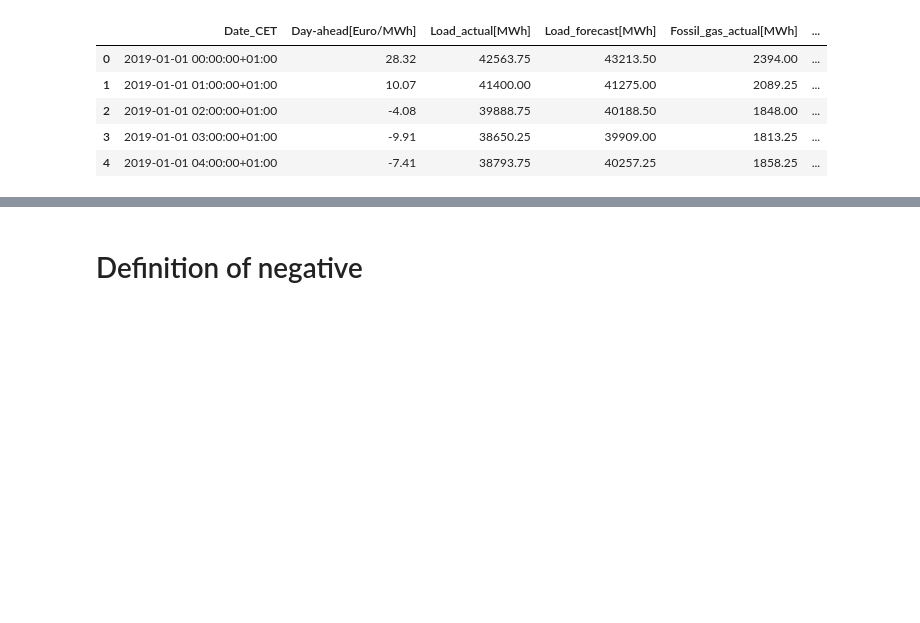
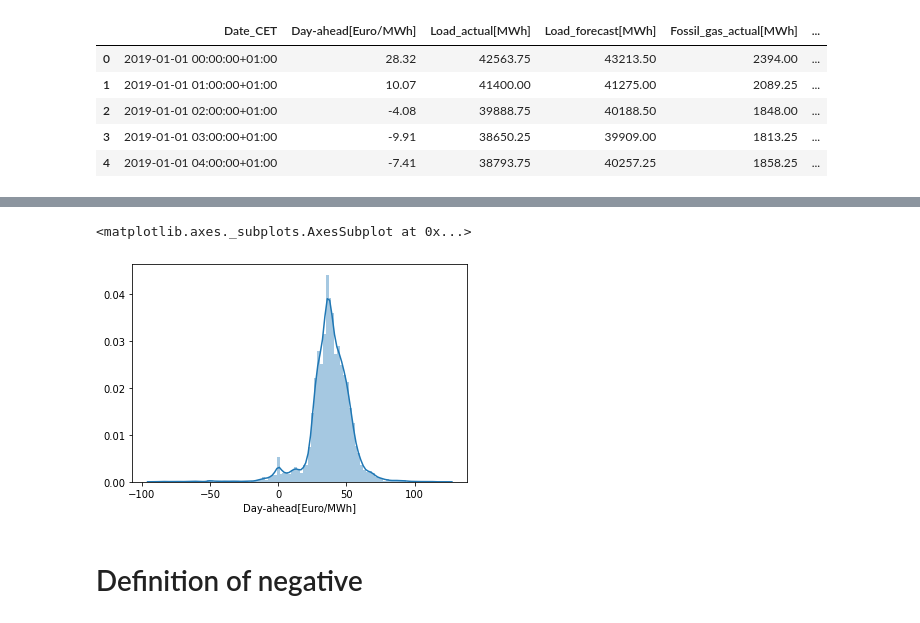
Before and after one commit to Shinji1992/Source-code, a Jupyter notebook: Data_analysis.ipynb, the cells around one changed output, grey strips where cells are left out. Drawn from its saved outputs; the diff is of its cells as text; code cells hidden in the pictures; blank space fills up the shorter version.

```diff
--- a/Data_analysis.ipynb
+++ b/Data_analysis.ipynb
@@ -119,3 +134,9 @@ d_19.head()
+# %%
+# Shows 'Day-ahead[Euro/MWh]' histogram.
+sns.distplot(d_19['Day-ahead[Euro/MWh]'],bins=100)
+# %% [output]
+<matplotlib.axes._subplots.AxesSubplot at 0x...>
+[figure, added]
 # %% [markdown]
 # Definition of negative
 # %%
```
Also changed, not shown: parts of 46 cells of this notebook.
